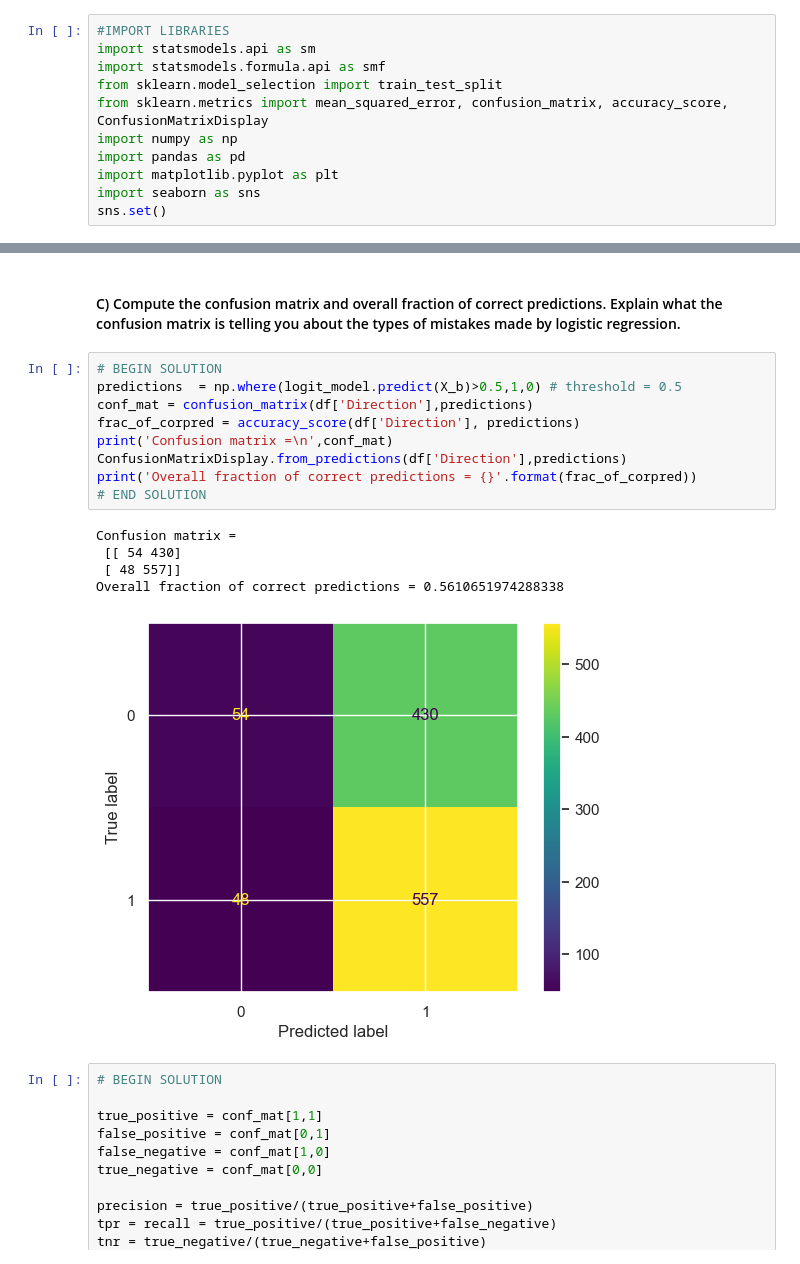
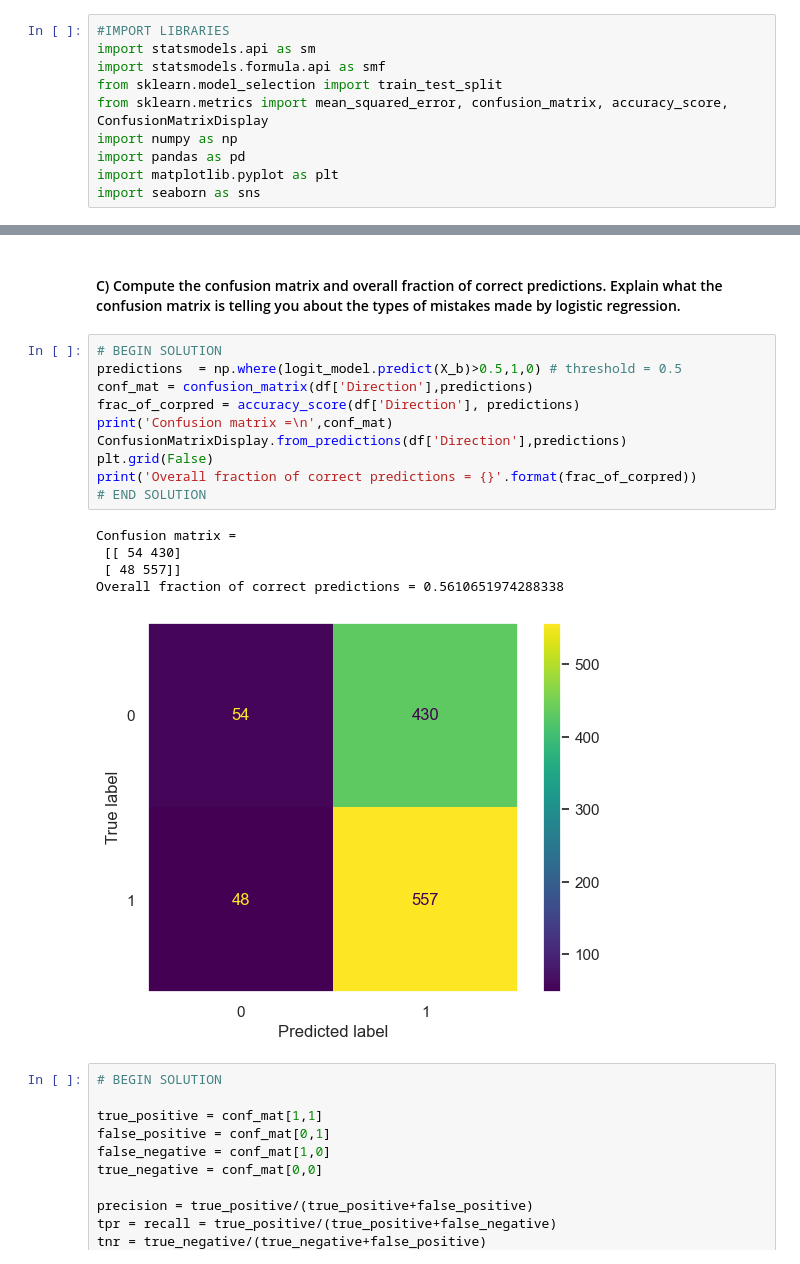
Before and after one commit to srikrish2812/intro_to_ml, a Jupyter notebook: week_4/IML_Assignment_4_Abhay.ipynb, the cells around one changed output, grey strips where cells are left out. Drawn from its saved outputs; the diff is of its cells as text.

```diff
--- a/week_4/IML_Assignment_4_Abhay.ipynb
+++ b/week_4/IML_Assignment_4_Abhay.ipynb
@@ -153,7 +153,6 @@ import numpy as np
 import pandas as pd
 import matplotlib.pyplot as plt
 import seaborn as sns
-sns.set()
 # %% [markdown]
 **Loading dataset:**
 # %%
@@ -310,18 +309,19 @@ Volume        -0.0227      0.037     -0.616      0.538      -0.095       0.050
 # %%
 # BEGIN SOLUTION
 predictions  = np.where(logit_model.predict(X_b)>0.5,1,0) # threshold = 0.5
 conf_mat = confusion_matrix(df['Direction'],predictions)
 frac_of_corpred = accuracy_score(df['Direction'], predictions)
 print('Confusion matrix =\n',conf_mat)
 ConfusionMatrixDisplay.from_predictions(df['Direction'],predictions)
+plt.grid(False)
 print('Overall fraction of correct predictions = {}'.format(frac_of_corpred))
 # END SOLUTION
 # %% [output]
 Confusion matrix =
  [[ 54 430]
  [ 48 557]]
 Overall fraction of correct predictions = 0.5610651974288338
-[figure, old version]
+[figure, new version]
 # %%
 # BEGIN SOLUTION
 
```
Also changed, not shown: parts of 25 cells of this notebook, 1 other file.
